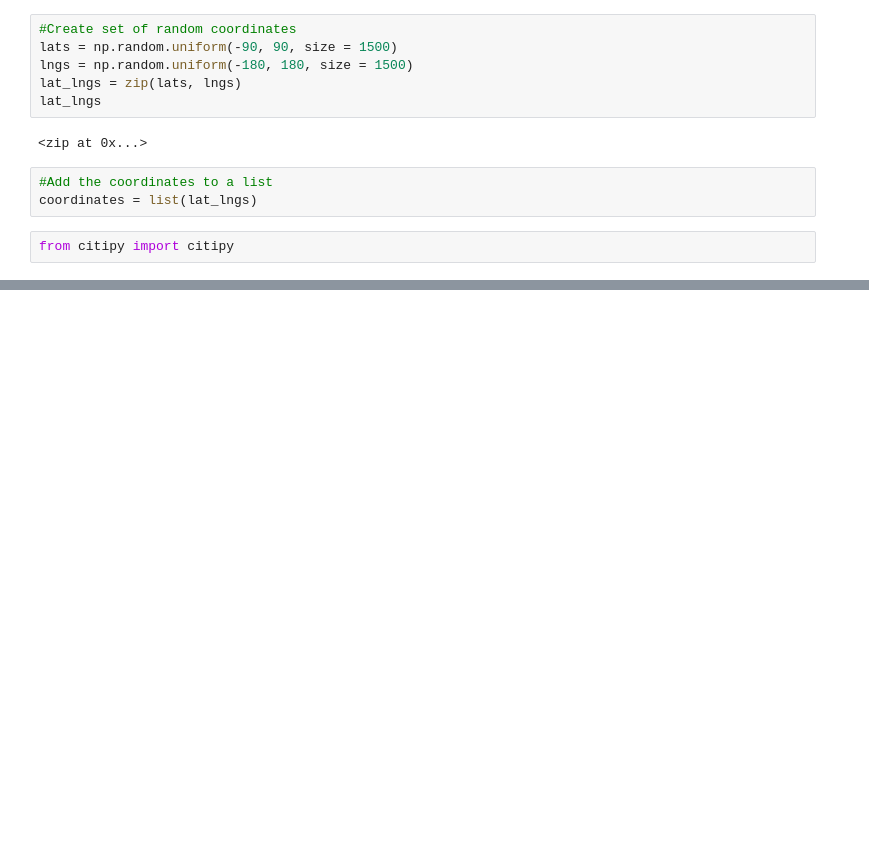
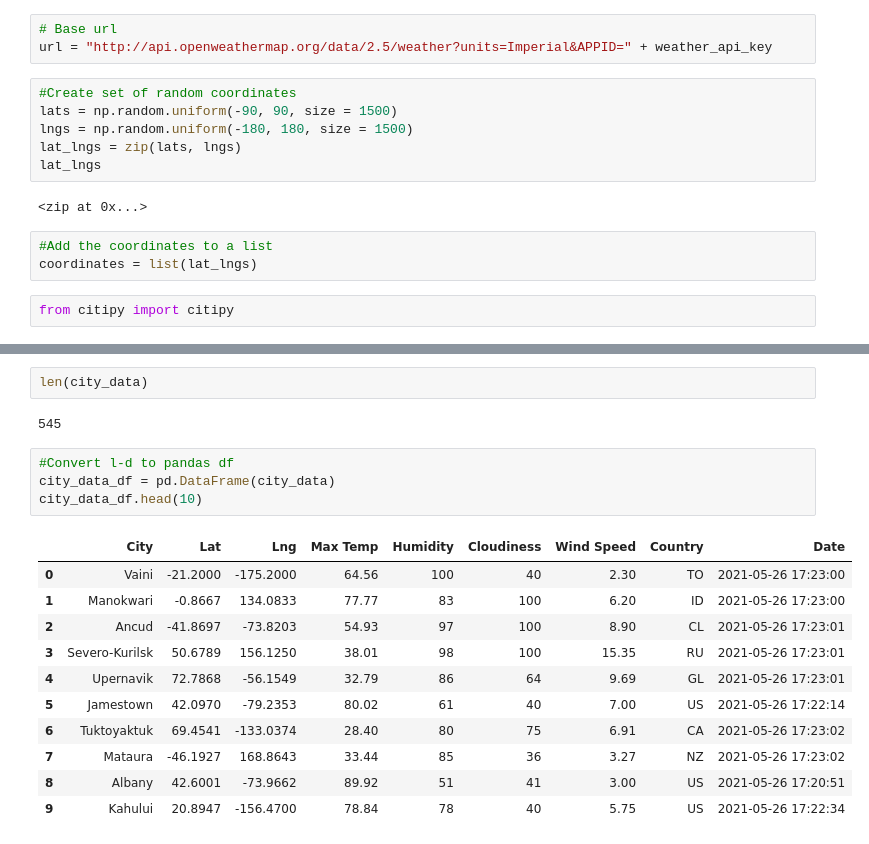
Before and after one commit to ean-maloney/World_Weather_Analysis, a Jupyter notebook: WeatherPy.ipynb, the cells around one changed output, grey strips where cells are left out. Cells and saved outputs as stored; diff of their text form; blank space fills up the shorter version.

```diff
--- a/WeatherPy.ipynb
+++ b/WeatherPy.ipynb
@@ -6,3 +8,6 @@ import numpy as np
+# %%
+# Base url
+url = "http://api.openweathermap.org/data/2.5/weather?units=Imperial&APPID=" + weather_api_key
 # %%
 #Create set of random coordinates
 lats = np.random.uniform(-90, 90, size = 1500)
@@ -34,0 +123,20 @@ len(cities)
+# %%
+len(city_data)
+# %% [output]
+545
+# %%
+#Convert l-d to pandas df
+city_data_df = pd.DataFrame(city_data)
+city_data_df.head(10)
+# %% [output]
+|  | City | Lat | Lng | Max Temp | Humidity | Cloudiness | Wind Speed | Country | Date |
+| 0 | Vaini | -21.2000 | -175.2000 | 64.56 | 100 | 40 | 2.30 | TO | 2021-05-26 17:23:00 |
+| 1 | Manokwari | -0.8667 | 134.0833 | 77.77 | 83 | 100 | 6.20 | ID | 2021-05-26 17:23:00 |
+| 2 | Ancud | -41.8697 | -73.8203 | 54.93 | 97 | 100 | 8.90 | CL | 2021-05-26 17:23:01 |
+| 3 | Severo-Kurilsk | 50.6789 | 156.1250 | 38.01 | 98 | 100 | 15.35 | RU | 2021-05-26 17:23:01 |
+| 4 | Upernavik | 72.7868 | -56.1549 | 32.79 | 86 | 64 | 9.69 | GL | 2021-05-26 17:23:01 |
+| 5 | Jamestown | 42.0970 | -79.2353 | 80.02 | 61 | 40 | 7.00 | US | 2021-05-26 17:22:14 |
+| 6 | Tuktoyaktuk | 69.4541 | -133.0374 | 28.40 | 80 | 75 | 6.91 | CA | 2021-05-26 17:23:02 |
+| 7 | Mataura | -46.1927 | 168.8643 | 33.44 | 85 | 36 | 3.27 | NZ | 2021-05-26 17:23:02 |
+| 8 | Albany | 42.6001 | -73.9662 | 89.92 | 51 | 41 | 3.00 | US | 2021-05-26 17:20:51 |
+| 9 | Kahului | 20.8947 | -156.4700 | 78.84 | 78 | 40 | 5.75 | US | 2021-05-26 17:22:34 |
```
Also changed, not shown: parts of 5 cells of this notebook, 3 other files.
